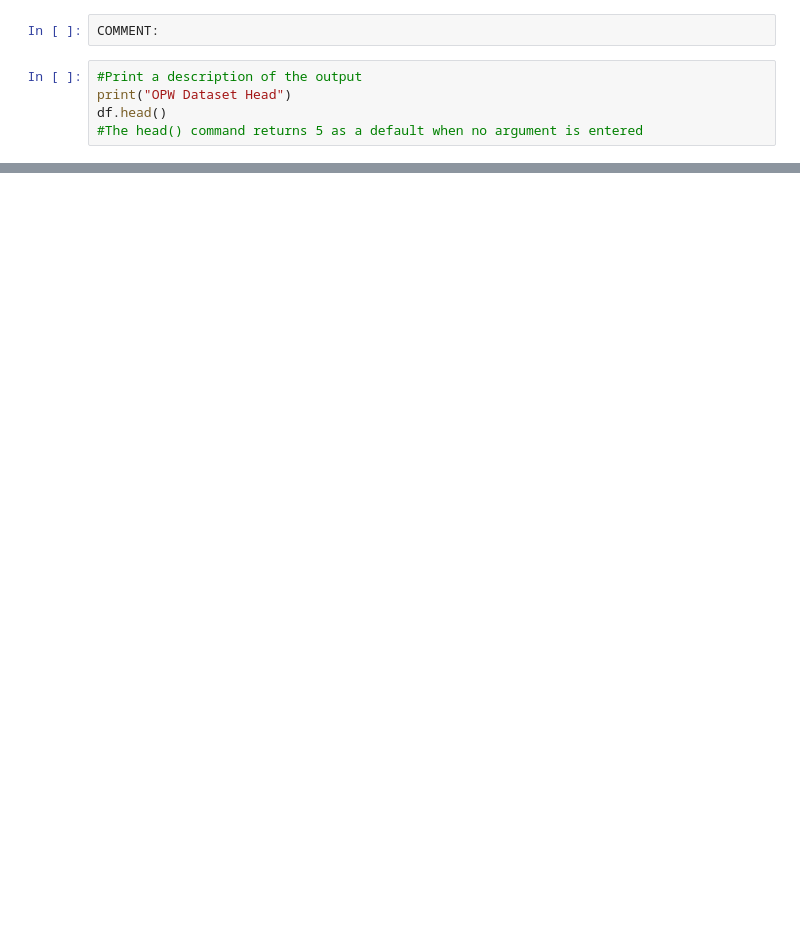
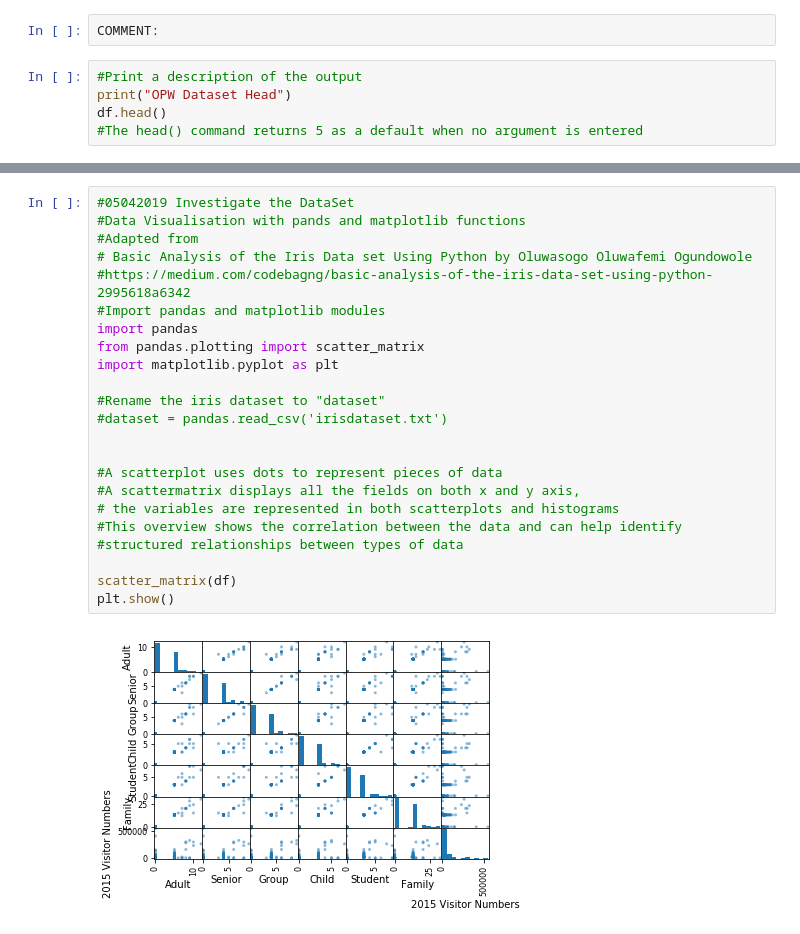
Before and after one commit to ClodaghMurphy/ProgDA_ProjectDec2019, a Jupyter notebook: ProgDA_ProjectDec2019.ipynb, the cells around one changed output, grey strips where cells are left out. Cells and saved outputs as stored; diff of their text form; blank space fills up the shorter version.

```diff
--- a/ProgDA_ProjectDec2019.ipynb
+++ b/ProgDA_ProjectDec2019.ipynb
@@ -297,0 +254,25 @@ sns.jointplot(x = 'Region', y = '2015 Visitor Numbers', data = df ,kind = 'hex')
+# %%
+#05042019 Investigate the DataSet
+#Data Visualisation with pands and matplotlib functions
+#Adapted from
+# Basic Analysis of the Iris Data set Using Python by Oluwasogo Oluwafemi Ogundowole
+#https://medium.com/codebagng/basic-analysis-of-the-iris-data-set-using-python-2995618a6342
+#Import pandas and matplotlib modules
+import pandas
+from pandas.plotting import scatter_matrix
+import matplotlib.pyplot as plt
+
+#Rename the iris dataset to "dataset"
+#dataset = pandas.read_csv('irisdataset.txt')
+
+
+#A scatterplot uses dots to represent pieces of data
+#A scattermatrix displays all the fields on both x and y axis,
+# the variables are represented in both scatterplots and histograms
+#This overview shows the correlation between the data and can help identify
+#structured relationships between types of data
+
+scatter_matrix(df)
+plt.show()
+# %% [output]
+[figure, added]
```
Also changed, not shown: parts of 25 cells of this notebook, 2 other files.
